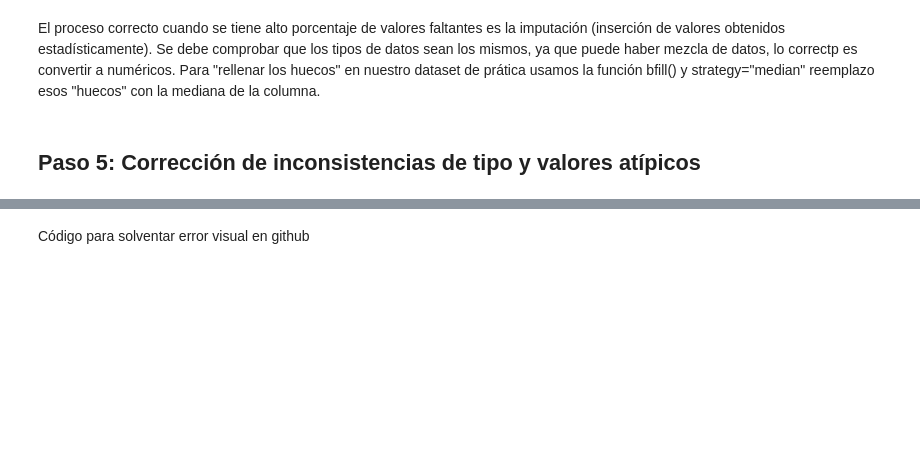
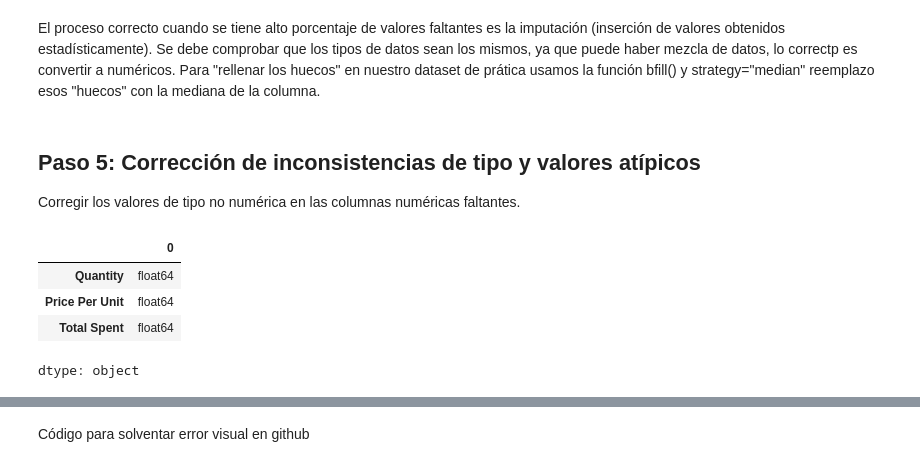
Before and after one commit to Figueroa1222/taller-calidad-datosGestionDatosG3, a Jupyter notebook: taller3_calidad_datos.ipynb, the cells around one changed output, grey strips where cells are left out. Saved outputs shown, nothing was run; the diff lists cells and outputs as text; code cells hidden in the pictures; blank space fills up the shorter version.

```diff
--- a/taller3_calidad_datos.ipynb
+++ b/taller3_calidad_datos.ipynb
@@ -127,3 +152,15 @@ imputer = SimpleImputer(strategy="median")
 df[["Total Spent"]] = imputer.fit_transform(df[["Total Spent"]])
 # %% [markdown]
 ## Paso 5: Corrección de inconsistencias de tipo y valores atípicos
+Corregir los valores de tipo no numérica en las columnas numéricas faltantes.
+# %%
+columnas_numericas = ["Quantity", "Price Per Unit", "Total Spent"]
+for columna in columnas_numericas:
+ df[columna] = pd.to_numeric(df[columna], errors="coerce")
+df[columnas_numericas].dtypes
+# %% [output]
+|  | 0 |
+| Quantity | float64 |
+| Price Per Unit | float64 |
+| Total Spent | float64 |
+dtype: object
```
Also changed, not shown: parts of 10 cells of this notebook.
